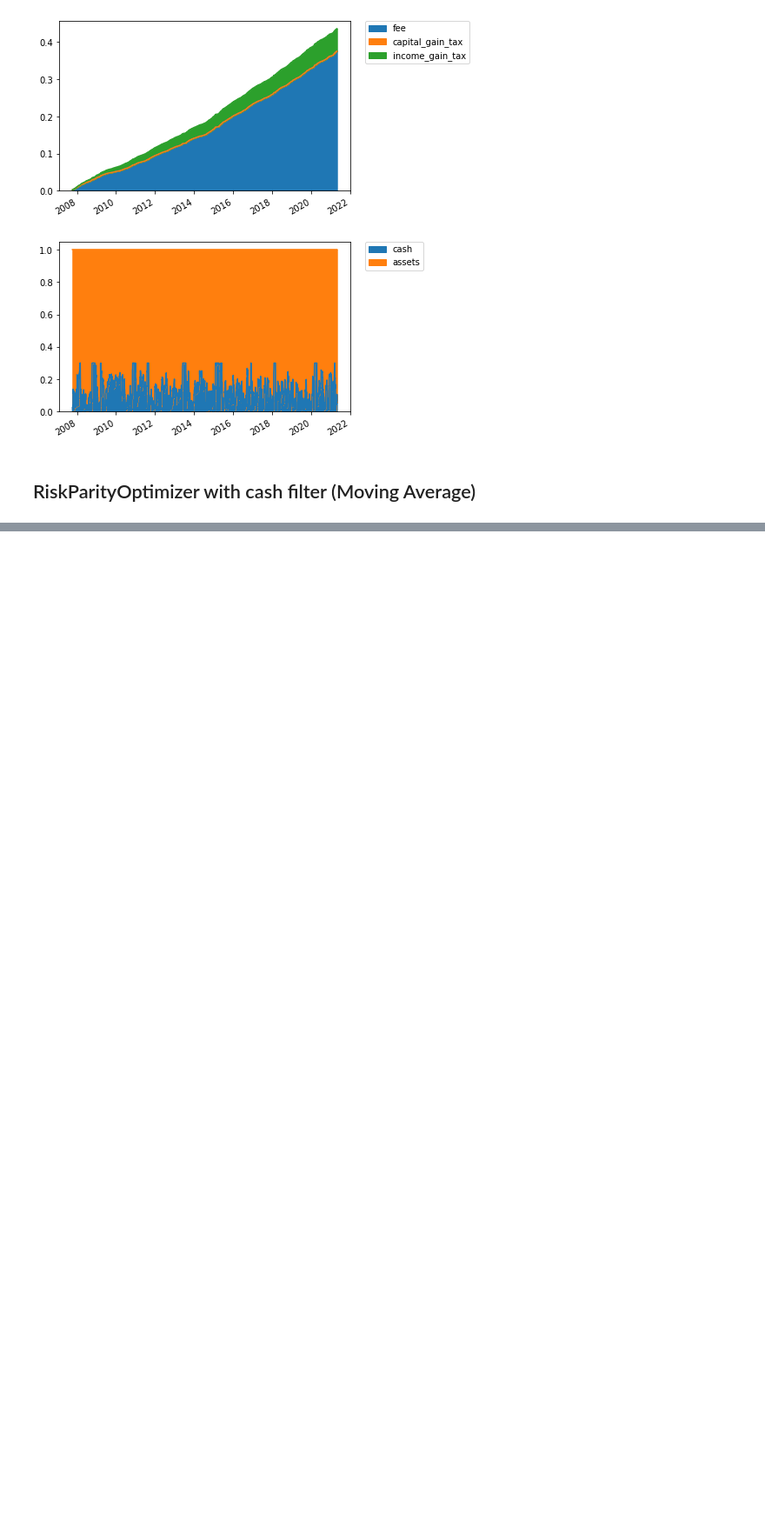
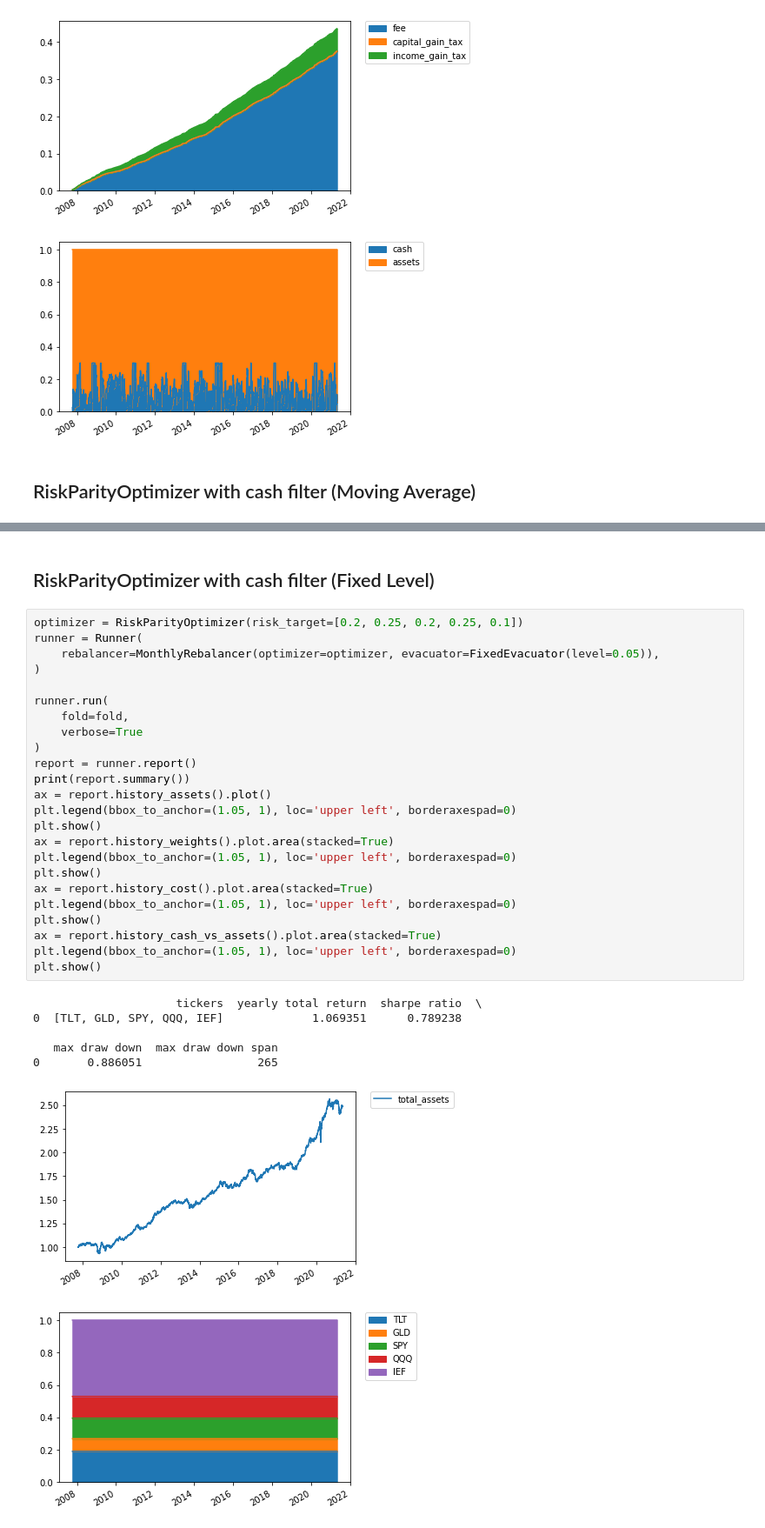
Before and after one commit to sonesuke/mypo, a Jupyter notebook: docs/tutorial/risk_off_strategy.ipynb, the cells around one changed output, grey strips where cells are left out. Shown at 87% size. Drawn from its saved outputs; the diff is of its cells as text; blank space fills up the shorter version.

Commit message:
mypo-183 fixed evacuator and calendar evacuator and world balanced portfolio (#184)

```diff
--- a/docs/tutorial/risk_off_strategy.ipynb
+++ b/docs/tutorial/risk_off_strategy.ipynb
@@ -167,0 +178,35 @@ plt.show()
+# %% [markdown]
+RiskParityOptimizer with cash filter (Fixed Level)
+----------------------------------------
+# %%
+optimizer = RiskParityOptimizer(risk_target=[0.2, 0.25, 0.2, 0.25, 0.1])
+runner = Runner(
+    rebalancer=MonthlyRebalancer(optimizer=optimizer, evacuator=FixedEvacuator(level=0.05)),
+)
+
+runner.run(
+    fold=fold,
+    verbose=True
+)
+report = runner.report()
+print(report.summary())
+ax = report.history_assets().plot()
+plt.legend(bbox_to_anchor=(1.05, 1), loc='upper left', borderaxespad=0)
+plt.show()
+ax = report.history_weights().plot.area(stacked=True)
+plt.legend(bbox_to_anchor=(1.05, 1), loc='upper left', borderaxespad=0)
+plt.show()
+ax = report.history_cost().plot.area(stacked=True)
+plt.legend(bbox_to_anchor=(1.05, 1), loc='upper left', borderaxespad=0)
+plt.show()
+ax = report.history_cash_vs_assets().plot.area(stacked=True)
+plt.legend(bbox_to_anchor=(1.05, 1), loc='upper left', borderaxespad=0)
+plt.show()
+# %% [output]
+                     tickers  yearly total return  sharpe ratio  \
+0  [TLT, GLD, SPY, QQQ, IEF]             1.069351      0.789238
+
+   max draw down  max draw down span
+0       0.886051                 265
+[figure, added]
+[figure, added]
```
Also changed, not shown: parts of 8 cells of this notebook, 11 other files.
